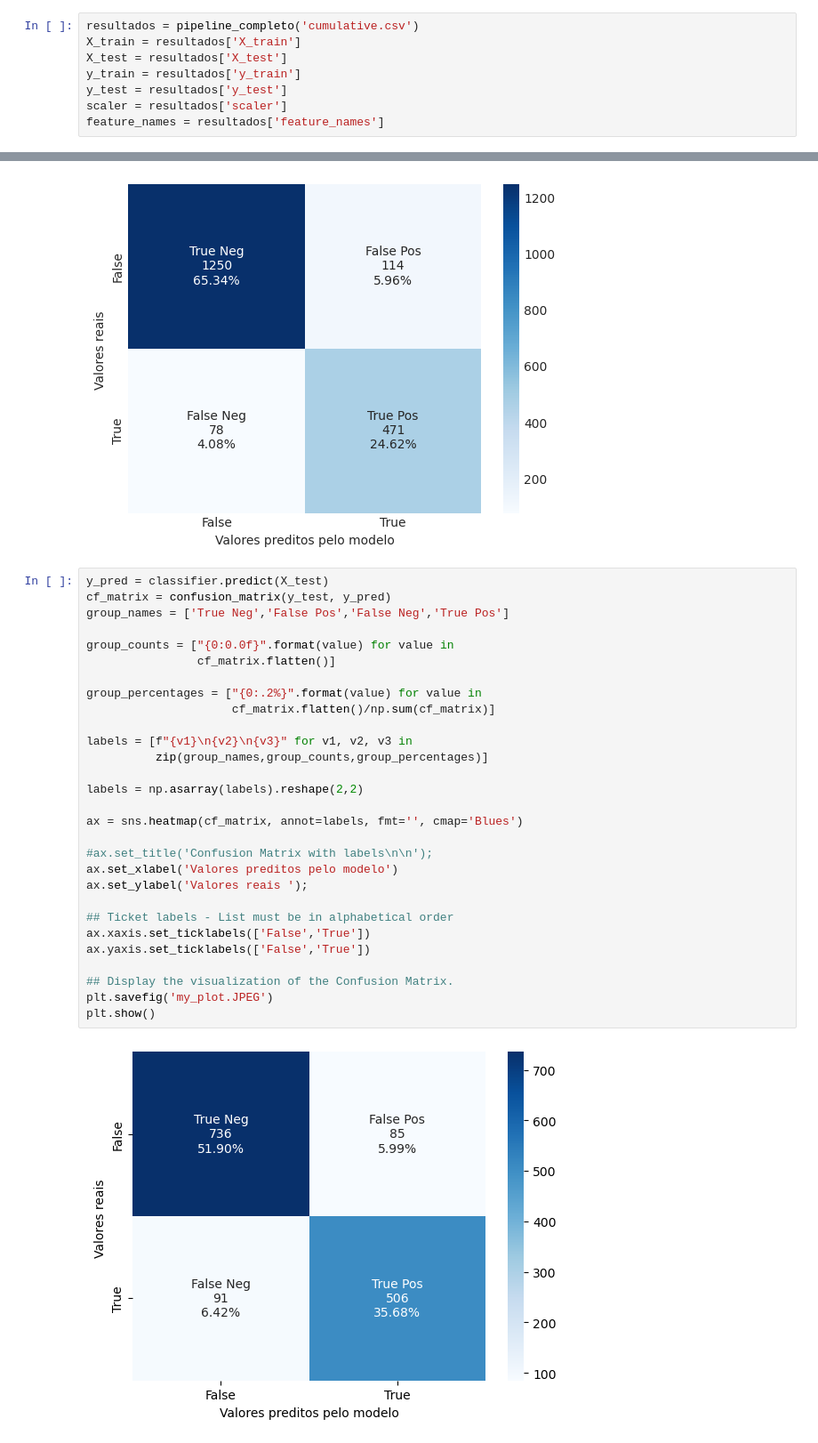
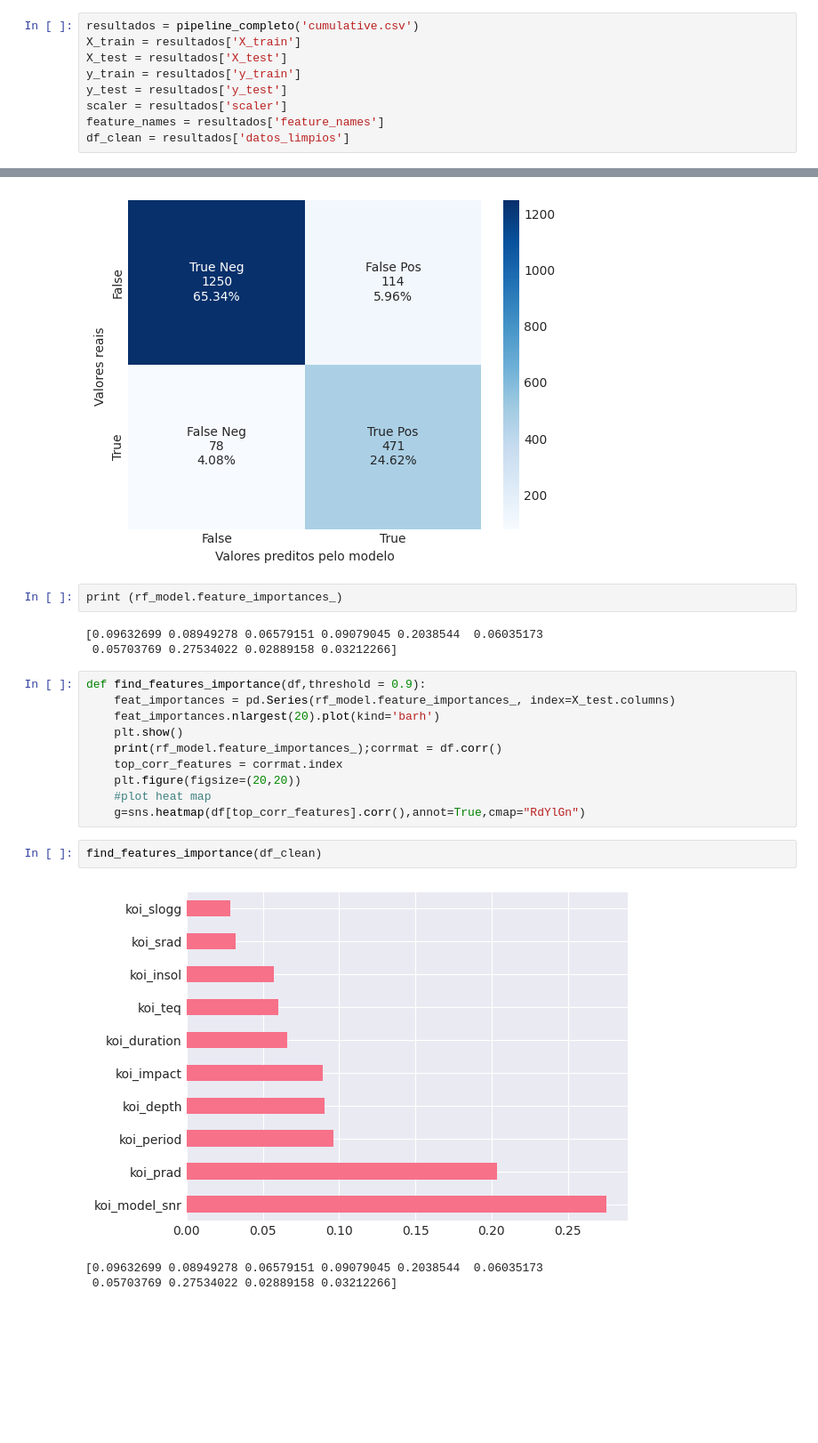
Before and after one commit to juserroca/Grandes-Con-Poder-Artificial, a Jupyter notebook: Models/Random_Forest.ipynb, the cells around one changed output, grey strips where cells are left out. Shown: that part at 89% size. Saved outputs shown, nothing was run; the diff lists cells and outputs as text; blank space fills up the shorter version.

Commit message:
Adding dispersion plot

```diff
--- a/Models/Random_Forest.ipynb
+++ b/Models/Random_Forest.ipynb
@@ -29,6 +29,7 @@ y_train = resultados['y_train']
 y_test = resultados['y_test']
 scaler = resultados['scaler']
 feature_names = resultados['feature_names']
+df_clean = resultados['datos_limpios']
 # %% [output]
 ======================================================================
                PIPELINE DE DETECCIÓN DE EXOPLANETAS
@@ -233,34 +241,24 @@ def Plotting_matrix ():
 Plotting_matrix()
 # %% [output]
 [figure]
-# %%
-y_pred = classifier.predict(X_test)
-cf_matrix = confusion_matrix(y_test, y_pred)
-group_names = ['True Neg','False Pos','False Neg','True Pos']
-
-group_counts = ["{0:0.0f}".format(value) for value in
-                cf_matrix.flatten()]
-
-group_percentages = ["{0:.2%}".format(value) for value in
-                     cf_matrix.flatten()/np.sum(cf_matrix)]
-
-labels = [f"{v1}\n{v2}\n{v3}" for v1, v2, v3 in
-          zip(group_names,group_counts,group_percentages)]
-
-labels = np.asarray(labels).reshape(2,2)
-
-ax = sns.heatmap(cf_matrix, annot=labels, fmt='', cmap='Blues')
-
-#ax.set_title('Confusion Matrix with labels\n\n');
-ax.set_xlabel('Valores preditos pelo modelo')
-ax.set_ylabel('Valores reais ');
-
-## Ticket labels - List must be in alphabetical order
-ax.xaxis.set_ticklabels(['False','True'])
-ax.yaxis.set_ticklabels(['False','True'])
-
-## Display the visualization of the Confusion Matrix.
-plt.savefig('my_plot.JPEG')
-plt.show()
-# %% [output]
-[figure, removed]
+# %%
+print (rf_model.feature_importances_)
+# %% [output]
+[0.09632699 0.08949278 0.06579151 0.09079045 0.2038544  0.06035173
+ 0.05703769 0.27534022 0.02889158 0.03212266]
+# %%
+def find_features_importance(df,threshold = 0.9):
+    feat_importances = pd.Series(rf_model.feature_importances_, index=X_test.columns)
+    feat_importances.nlargest(20).plot(kind='barh')
+    plt.show()
+    print(rf_model.feature_importances_);corrmat = df.corr()
+    top_corr_features = corrmat.index
+    plt.figure(figsize=(20,20))
+    #plot heat map
+    g=sns.heatmap(df[top_corr_features].corr(),annot=True,cmap="RdYlGn")
+# %%
+find_features_importance(df_clean)
+# %% [output]
+[figure, added]
+[0.09632699 0.08949278 0.06579151 0.09079045 0.2038544  0.06035173
+ 0.05703769 0.27534022 0.02889158 0.03212266]
```
Also changed, not shown: parts of 6 cells of this notebook.
